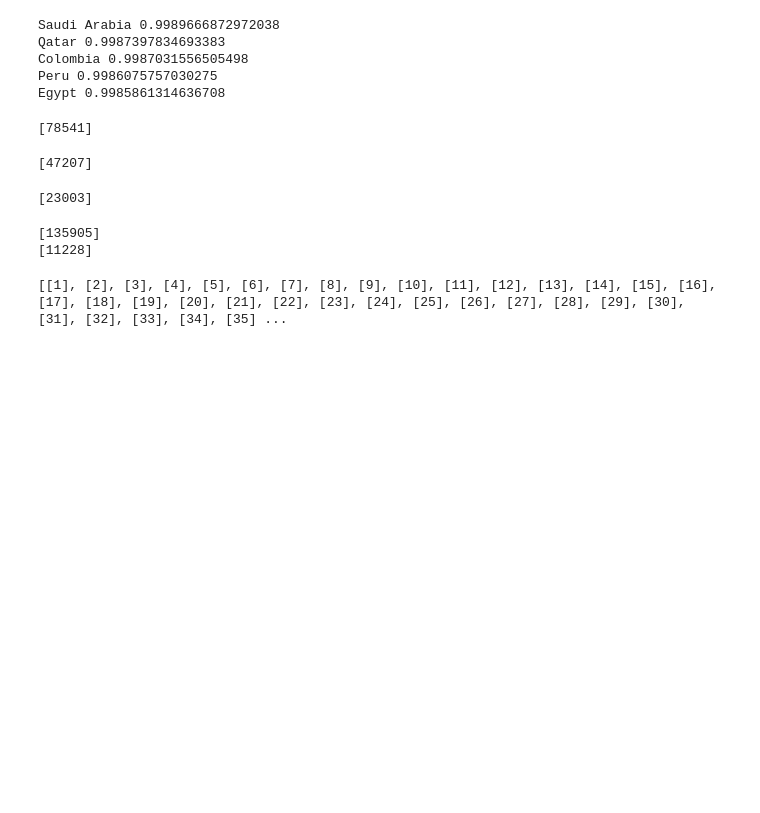
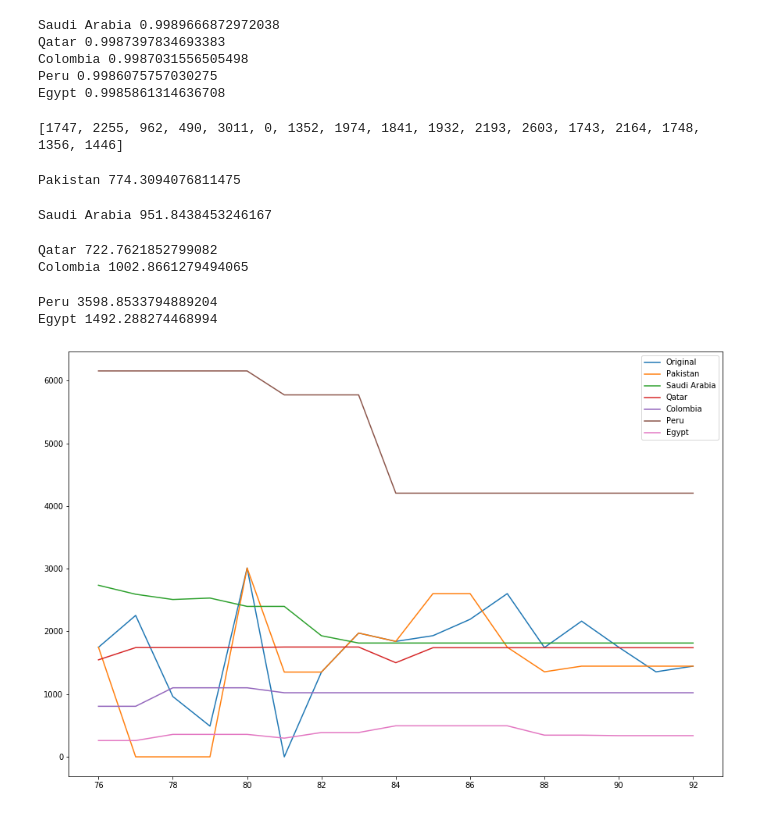
Before and after one commit to daim-cell/MLProject, a Jupyter notebook: project.ipynb, the cells around one changed output. Saved outputs shown, nothing was run; the diff lists cells and outputs as text; code cells hidden in the pictures; blank space fills up the shorter version.

Commit message:
Graph comparing original vs predictions

```diff
--- a/project.ipynb
+++ b/project.ipynb
@@ -49,26 +52,50 @@ def prepare_data(country):
     label=[]
     country_data=coun[country]
     days=0
+    prev_cases=0
     for data in country_data:
         if (data > 0):
             days+=1
             train.append([days])
-            label.append(data)
+            label.append(data-prev_cases)
+            prev_cases=data
     return train,label
+# %%
+def accuracy(y_true,y_pred):
+    mse=mean_squared_error(y_true, y_pred)
+    return math.sqrt(mse)
+# %%
+test,labely=prepare_data('Pakistan')
+pak_data=test[-17:]
+pak_label=labely[-17:]
+print(pak_label)
+# %% [output]
+[1747, 2255, 962, 490, 3011, 0, 1352, 1974, 1841, 1932, 2193, 2603, 1743, 2164, 1748, 1356, 1446]
 # %%
-clf = MLPClassifier(hidden_layer_sizes=(8,12,16),max_iter=1000)
+
+country_pred={}
 for country in selected_countries:
+    clf = MLPClassifier(hidden_layer_sizes=(4,8,16),max_iter=1000)
     train,label=prepare_data(country)
     clf.fit(train,label)
-    print(clf.predict([[92]]))
+    predicted=clf.predict(pak_data)
+    country_pred[country] = predicted
+    print(country,accuracy(pak_label,predicted))
 # %% [output]
-[78541]
+Pakistan 774.3094076811475
-[47207]
+Saudi Arabia 951.8438453246167
-[23003]
+Qatar 722.7621852799082
+Colombia 1002.8661279494065
-[135905]
-[11228]
+Peru 3598.8533794889204
+Egypt 1492.288274468994
-# %%
-test,labely=prepare_data('Pakistan')
-print(test,labely)
-# %% [output]
-[[1], [2], [3], [4], [5], [6], [7], [8], [9], [10], [11], [12], [13], [14], [15], [16], [17], [18], [19], [20], [21], [22], [23], [24], [25], [26], [27], [28], [29], [30], [31], [32], [33], [34], [35] ...
+# %%
+plt.rcParams['figure.figsize']=(15,10)
+plt.plot(pak_data,pak_label)
+legend=['Original']
+for data in country_pred:
+    plt.plot(pak_data,country_pred[data])
+    legend.append(data)
+plt.legend(legend)
+plt.show()
+# %% [output]
+[figure, added]
```
Also changed, not shown: parts of 2 cells of this notebook.
